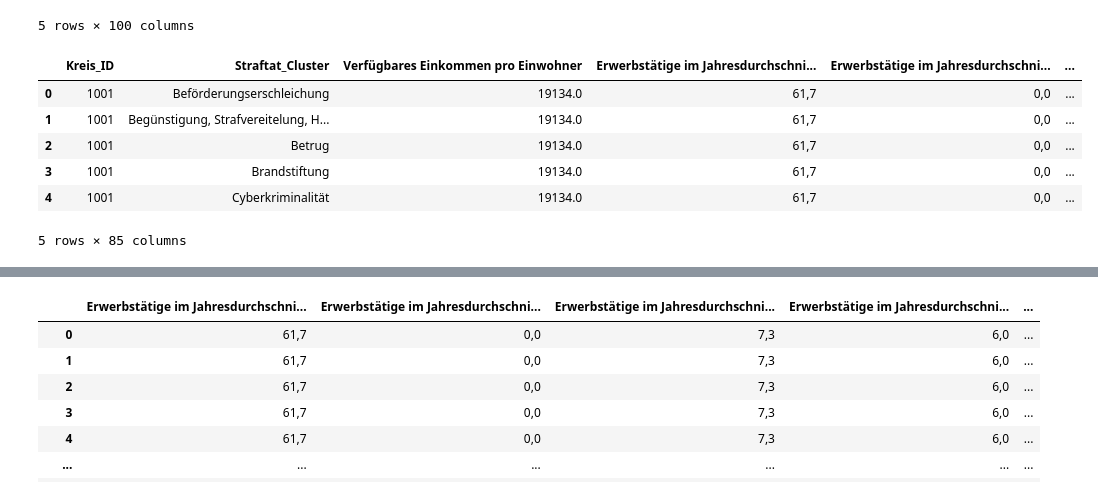
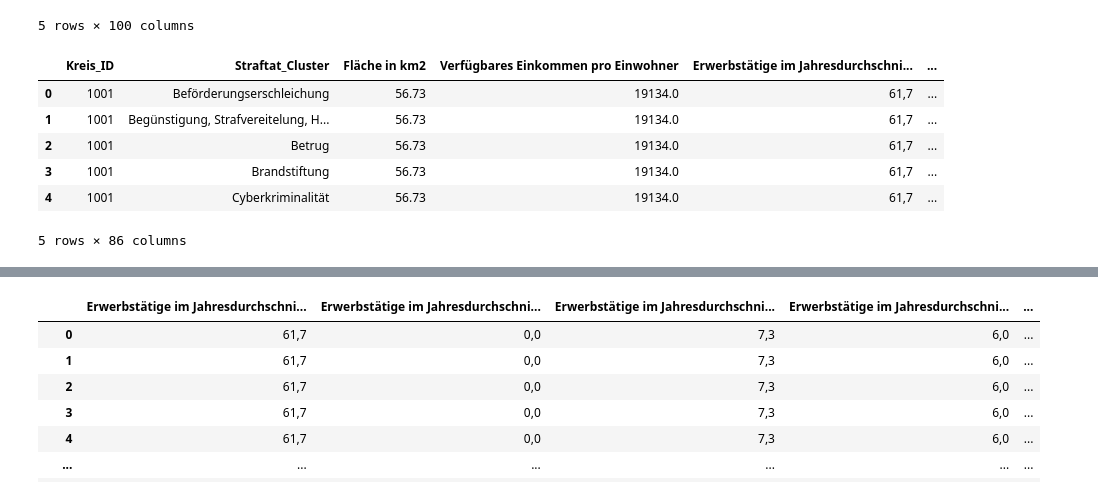
Before and after one commit to andreashrb/Python_for_DS_Project, a Jupyter notebook: interim_result/DataMerging.ipynb, the cells around one changed output, grey strips where cells are left out. Drawn from its saved outputs; the diff is of its cells as text; code cells hidden in the pictures.

```diff
--- a/interim_result/DataMerging.ipynb
+++ b/interim_result/DataMerging.ipynb
@@ -57,19 +57,19 @@ df_sebastian.head()
 # %%
 # Entfernen der Spalten des Kriminalstatistik (da diese in beiden Datensätzen enthalten sind)
 
-df_sebastian.drop(df_sebastian.iloc[:,[2,3,4,5,6,7,8,9,10,11,12,13,14,15,16]], axis = 1, inplace=True)
+df_sebastian.drop(df_sebastian.iloc[:,[2,3,4,5,6,7,8,9,10,11,12,13,14,15]], axis = 1, inplace=True)
 
 df_sebastian['Kreis_ID'] = df_sebastian ['Kreis_ID'].astype(str)
 
 df_sebastian.head()
 # %% [output]
-|  | Kreis_ID | Straftat_Cluster | Verfügbares Einkommen pro Einwohner | Erwerbstätige im Jahresdurchschni... | Erwerbstätige im Jahresdurchschni... | ... |
-| 0 | 1001 | Beförderungserschleichung | 19134.0 | 61,7 | 0,0 | ... |
-| 1 | 1001 | Begünstigung, Strafvereitelung, H... | 19134.0 | 61,7 | 0,0 | ... |
-| 2 | 1001 | Betrug | 19134.0 | 61,7 | 0,0 | ... |
-| 3 | 1001 | Brandstiftung | 19134.0 | 61,7 | 0,0 | ... |
-| 4 | 1001 | Cyberkriminalität | 19134.0 | 61,7 | 0,0 | ... |
+|  | Kreis_ID | Straftat_Cluster | Fläche in km2 | Verfügbares Einkommen pro Einwohner | Erwerbstätige im Jahresdurchschni... | ... |
+| 0 | 1001 | Beförderungserschleichung | 56.73 | 19134.0 | 61,7 | ... |
+| 1 | 1001 | Begünstigung, Strafvereitelung, H... | 56.73 | 19134.0 | 61,7 | ... |
+| 2 | 1001 | Betrug | 56.73 | 19134.0 | 61,7 | ... |
+| 3 | 1001 | Brandstiftung | 56.73 | 19134.0 | 61,7 | ... |
+| 4 | 1001 | Cyberkriminalität | 56.73 | 19134.0 | 61,7 | ... |
-5 rows × 85 columns
+5 rows × 86 columns
 # %%
 df_sebastian.dtypes
 # %% [output]
```
Also changed, not shown: parts of 11 cells of this notebook.
